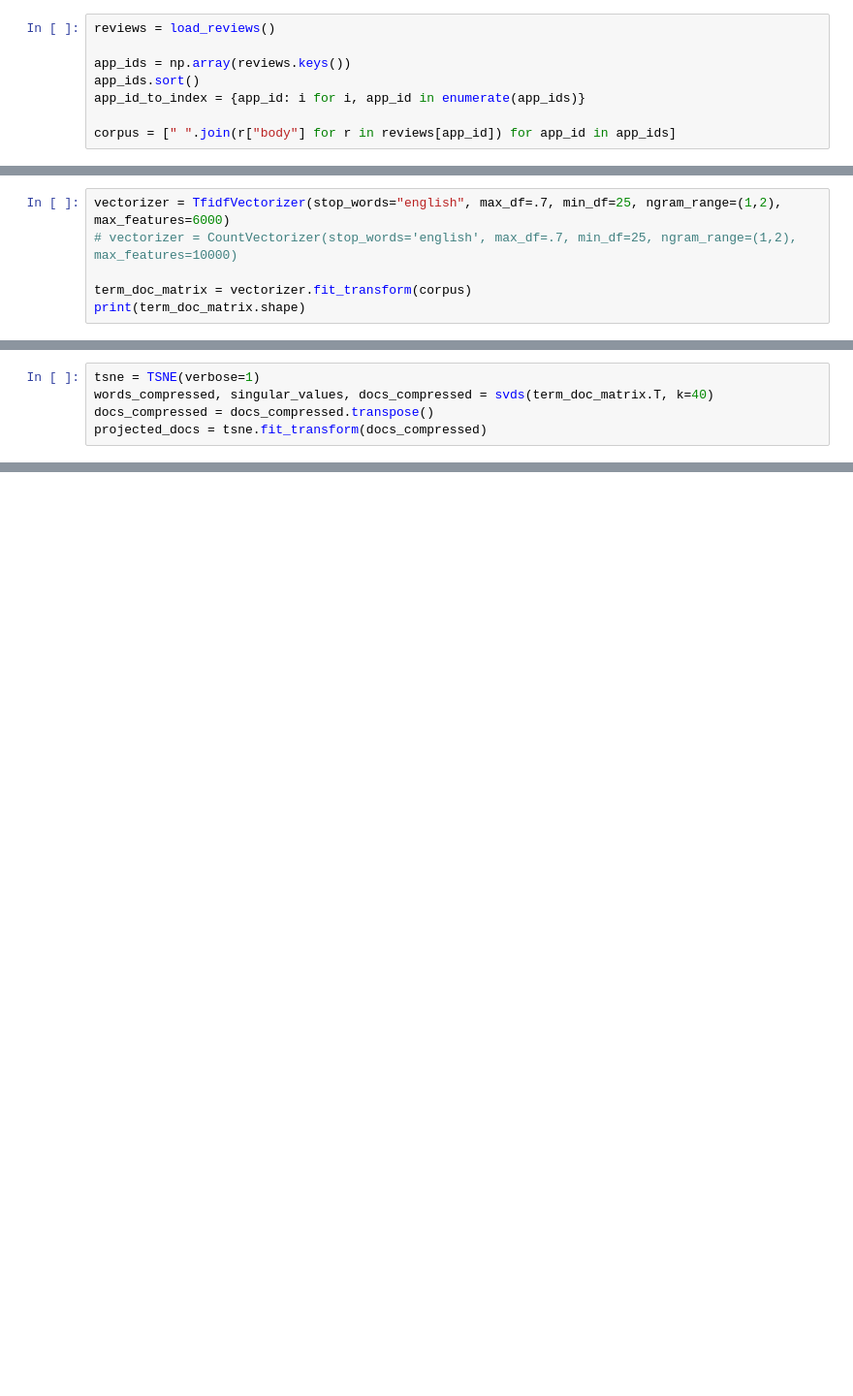
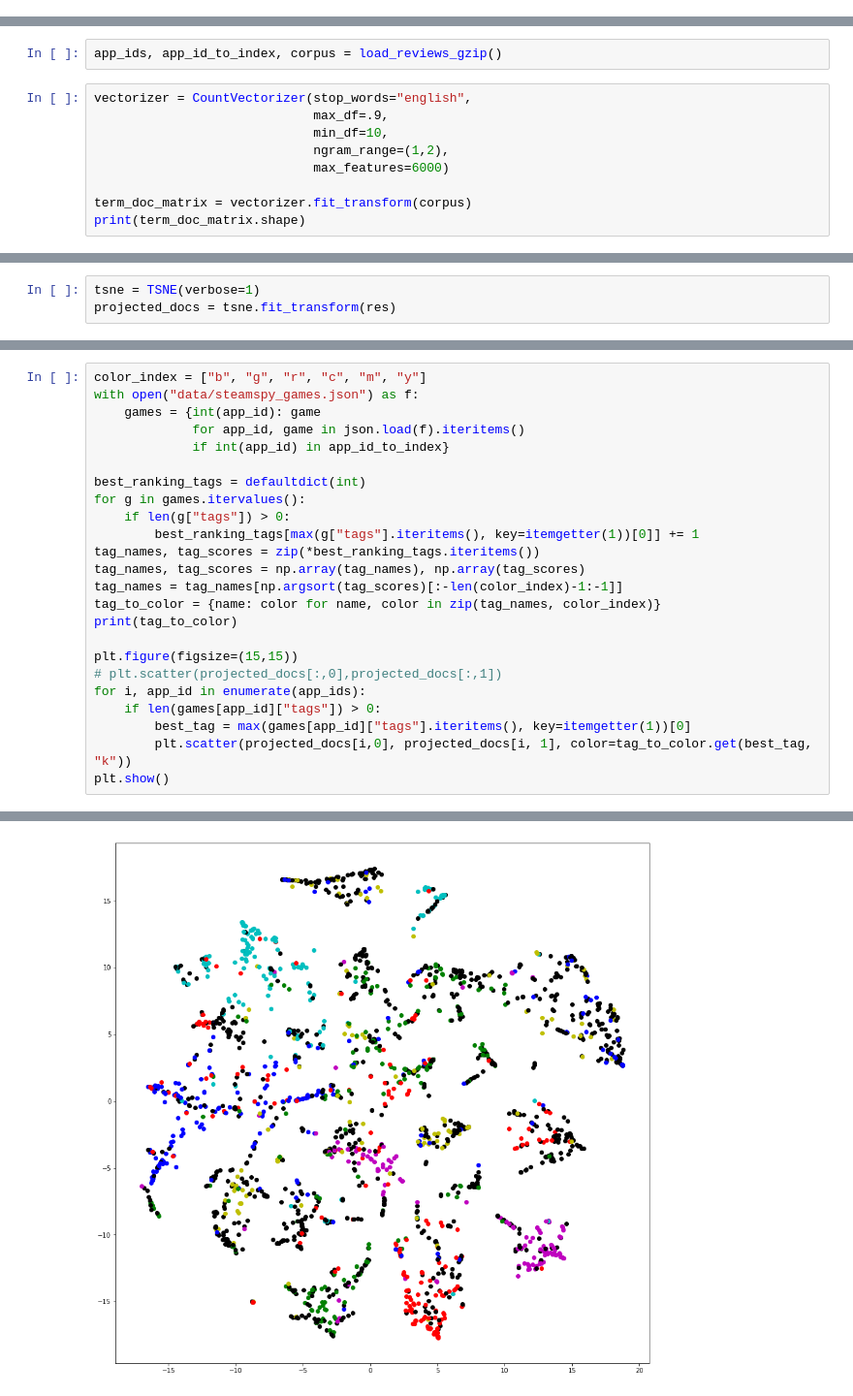
Before and after one commit to nityakasturi/SteamyReviews, a Jupyter notebook: SVD Test.ipynb, the cells around one changed output, grey strips where cells are left out. Shown at 97% size. Drawn from its saved outputs; the diff is of its cells as text; blank space fills up the shorter version.

```diff
--- a/SVD Test.ipynb
+++ b/SVD Test.ipynb
@@ -29,8 +22,0 @@ def load_reviews():
-# %%
-reviews = load_reviews()
-
-app_ids = np.array(reviews.keys())
-app_ids.sort()
-app_id_to_index = {app_id: i for i, app_id in enumerate(app_ids)}
-
-corpus = [" ".join(r["body"] for r in reviews[app_id]) for app_id in app_ids]
@@ -37,6 +49,11 @@ corpus = [" ".join(r["body"] for r in reviews[app_id]) for app_id in app_ids]
+# %%
+app_ids, app_id_to_index, corpus = load_reviews_gzip()
 # %%
-vectorizer = TfidfVectorizer(stop_words="english", max_df=.7, min_df=25, ngram_range=(1,2), max_features=6000)
-# vectorizer = CountVectorizer(stop_words='english', max_df=.7, min_df=25, ngram_range=(1,2), max_features=10000)
+vectorizer = CountVectorizer(stop_words="english",
+                             max_df=.9,
+                             min_df=10,
+                             ngram_range=(1,2),
+                             max_features=6000)
 
 term_doc_matrix = vectorizer.fit_transform(corpus)
 print(term_doc_matrix.shape)
@@ -54,8 +75,6 @@ plt.show()
 # %%
 tsne = TSNE(verbose=1)
-words_compressed, singular_values, docs_compressed = svds(term_doc_matrix.T, k=40)
-docs_compressed = docs_compressed.transpose()
-projected_docs = tsne.fit_transform(docs_compressed)
+projected_docs = tsne.fit_transform(res)
 # %% [output]
 [t-SNE] Computing pairwise distances...
 [t-SNE] Computing 91 nearest neighbors...
@@ -86,0 +87,25 @@ def print_top_words(model, feature_names, n_top_words):
+# %%
+color_index = ["b", "g", "r", "c", "m", "y"]
+with open("data/steamspy_games.json") as f:
+    games = {int(app_id): game
+             for app_id, game in json.load(f).iteritems()
+             if int(app_id) in app_id_to_index}
+
+best_ranking_tags = defaultdict(int)
+for g in games.itervalues():
+    if len(g["tags"]) > 0:
+        best_ranking_tags[max(g["tags"].iteritems(), key=itemgetter(1))[0]] += 1
+tag_names, tag_scores = zip(*best_ranking_tags.iteritems())
+tag_names, tag_scores = np.array(tag_names), np.array(tag_scores)
+tag_names = tag_names[np.argsort(tag_scores)[:-len(color_index)-1:-1]]
+tag_to_color = {name: color for name, color in zip(tag_names, color_index)}
+print(tag_to_color)
+
+plt.figure(figsize=(15,15))
+# plt.scatter(projected_docs[:,0],projected_docs[:,1])
+for i, app_id in enumerate(app_ids):
+    if len(games[app_id]["tags"]) > 0:
+        best_tag = max(games[app_id]["tags"].iteritems(), key=itemgetter(1))[0]
+        plt.scatter(projected_docs[i,0], projected_docs[i, 1], color=tag_to_color.get(best_tag, "k"))
+plt.show()
+# %% [output]
@@ -86,0 +113 @@ def print_top_words(model, feature_names, n_top_words):
+[figure, added]
```
Also changed, not shown: parts of 24 cells of this notebook, 4 other files.
